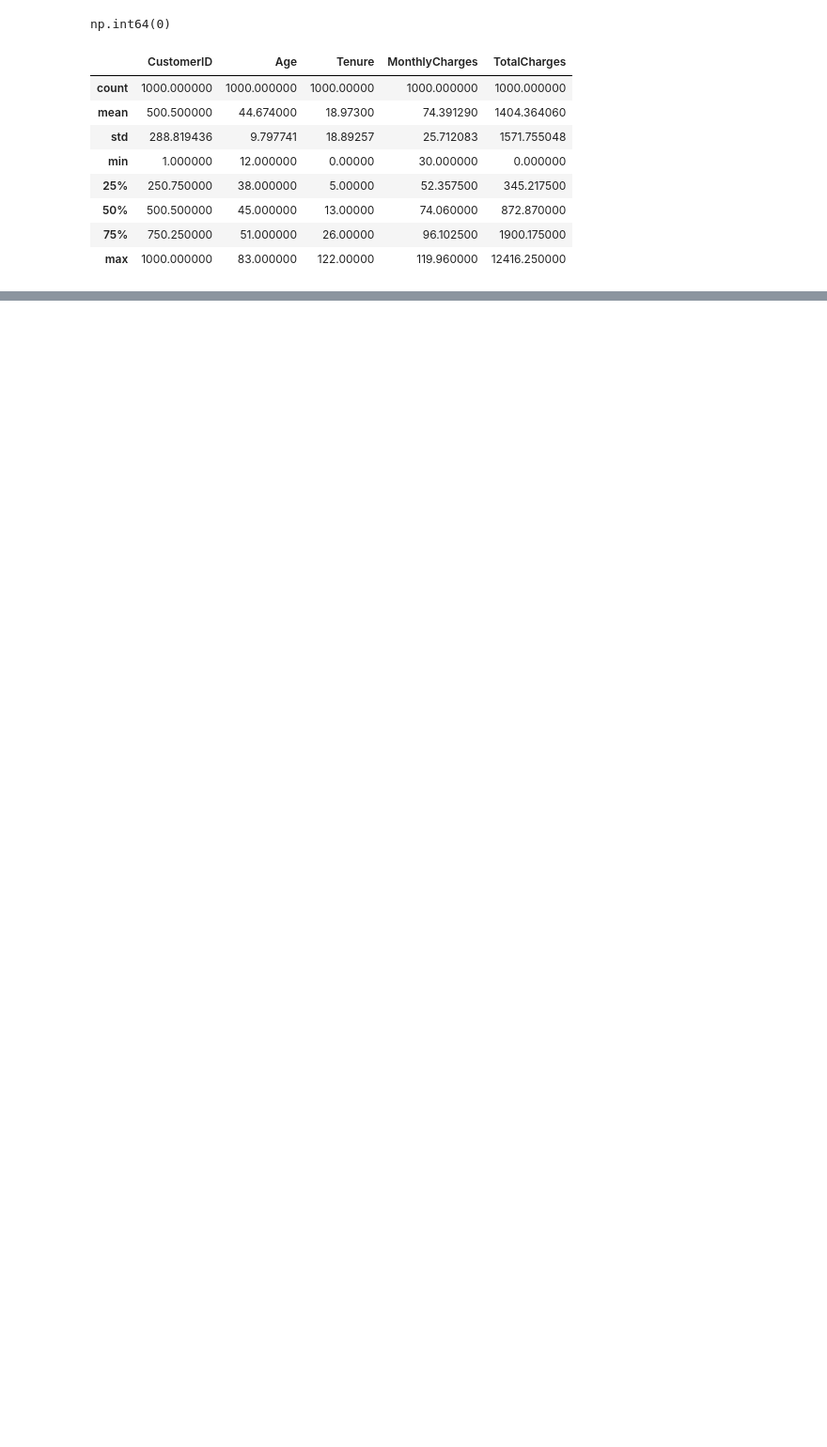
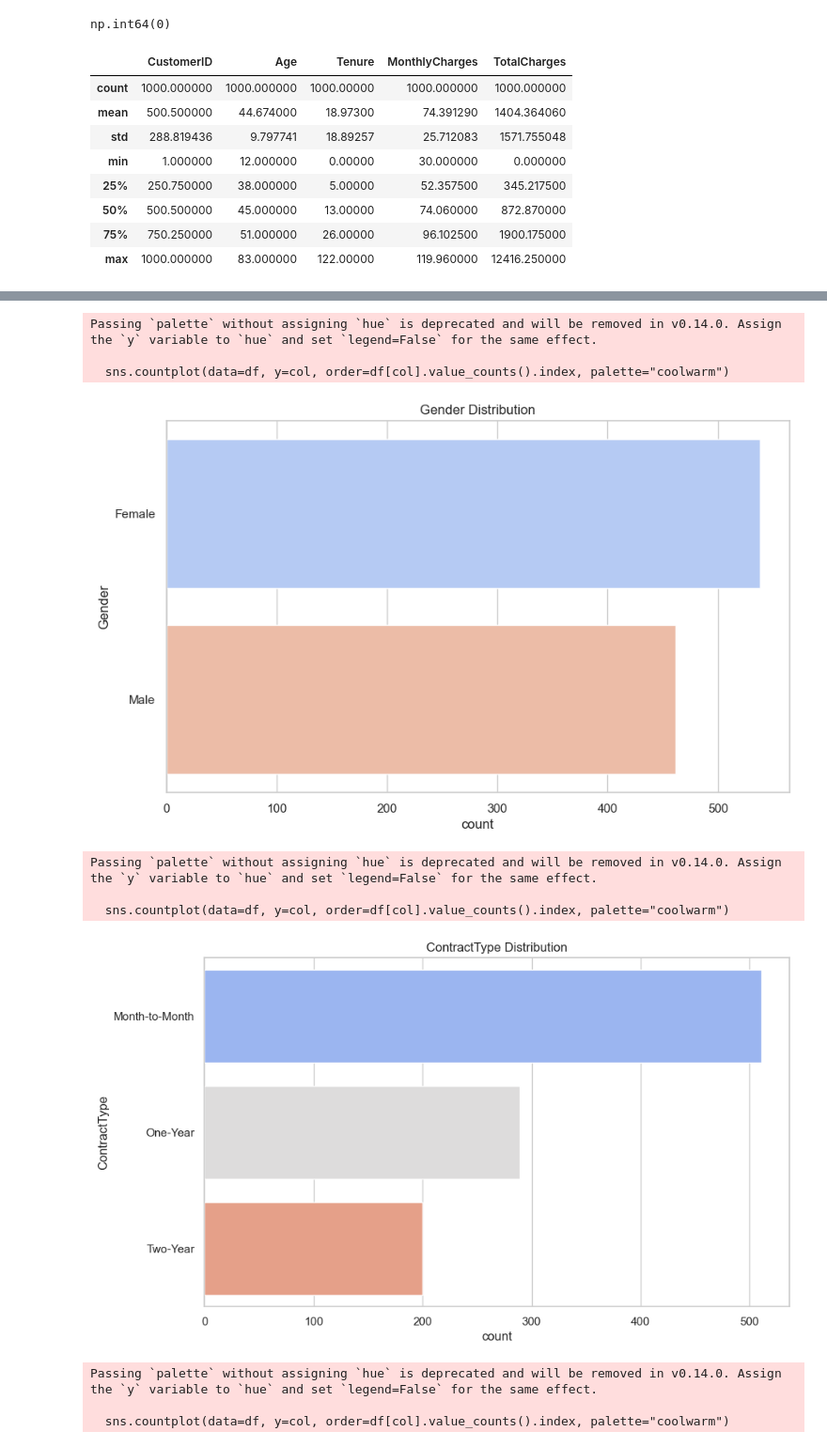
Before and after one commit to rafymemon/DevelopersHub-Corporation-, a Jupyter notebook: Part-02/Task-02/customer_churn.ipynb, the cells around one changed output, grey strips where cells are left out. Shown: that part at 94% size. Cells and saved outputs as stored; diff of their text form; code cells hidden in the pictures; blank space fills up the shorter version.

```diff
--- a/Part-02/Task-02/customer_churn.ipynb
+++ b/Part-02/Task-02/customer_churn.ipynb
@@ -290,0 +170,20 @@ You can try to debug the error by setting error_score='raise'.
+# %%
+# Categorical distributions
+categorical_columns = df.select_dtypes(include=["object"]).drop(columns="Churn").columns
+for col in categorical_columns:
+    plt.figure()
+    sns.countplot(data=df, y=col, order=df[col].value_counts().index, palette="coolwarm")
+    plt.title(f"{col} Distribution")
+    plt.show()
+# %% [output]
+Passing `palette` without assigning `hue` is deprecated and will be removed in v0.14.0. Assign the `y` variable to `hue` and set `legend=False` for the same effect.
+
+  sns.countplot(data=df, y=col, order=df[col].value_counts().index, palette="coolwarm")
+[figure, added]
+Passing `palette` without assigning `hue` is deprecated and will be removed in v0.14.0. Assign the `y` variable to `hue` and set `legend=False` for the same effect.
+
+  sns.countplot(data=df, y=col, order=df[col].value_counts().index, palette="coolwarm")
+[figure, added]
+Passing `palette` without assigning `hue` is deprecated and will be removed in v0.14.0. Assign the `y` variable to `hue` and set `legend=False` for the same effect.
+
+  sns.countplot(data=df, y=col, order=df[col].value_counts().index, palette="coolwarm")
```
Also changed, not shown: parts of 55 cells of this notebook, 2 other files.
